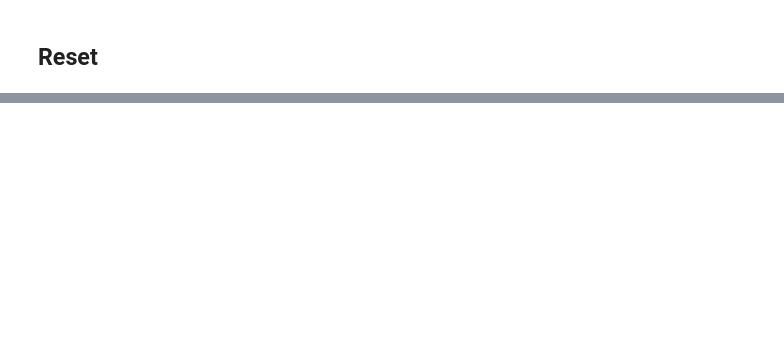
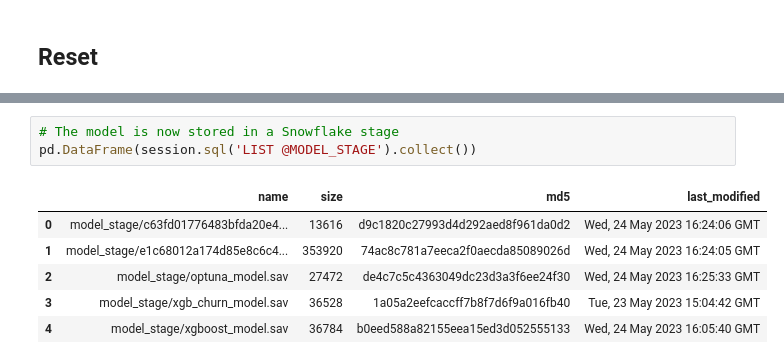
Before and after one commit to R-otato/Tasty_Insights, a Jupyter notebook: Asg2Prototype.ipynb, the cells around one changed output, grey strips where cells are left out. Cells and saved outputs as stored; diff of their text form; blank space fills up the shorter version.

```diff
--- a/Asg2Prototype.ipynb
+++ b/Asg2Prototype.ipynb
@@ -1299,0 +1371,10 @@ session.close()"""
+# %%
+# The model is now stored in a Snowflake stage
+pd.DataFrame(session.sql('LIST @MODEL_STAGE').collect())
+# %% [output]
+|  | name | size | md5 | last_modified |
+| 0 | model_stage/c63fd01776483bfda20e4... | 13616 | d9c1820c27993d4d292aed8f961da0d2 | Wed, 24 May 2023 16:24:06 GMT |
+| 1 | model_stage/e1c68012a174d85e8c6c4... | 353920 | 74ac8c781a7eeca2f0aecda85089026d | Wed, 24 May 2023 16:24:05 GMT |
+| 2 | model_stage/optuna_model.sav | 27472 | de4c7c5c4363049dc23d3a3f6ee24f30 | Wed, 24 May 2023 16:25:33 GMT |
+| 3 | model_stage/xgb_churn_model.sav | 36528 | 1a05a2eefcaccff7b8f7d6f9a016fb40 | Tue, 23 May 2023 15:04:42 GMT |
+| 4 | model_stage/xgboost_model.sav | 36784 | b0eed588a82155eea15ed3d052555133 | Wed, 24 May 2023 16:05:40 GMT |
```
Also changed, not shown: parts of 45 cells of this notebook.
